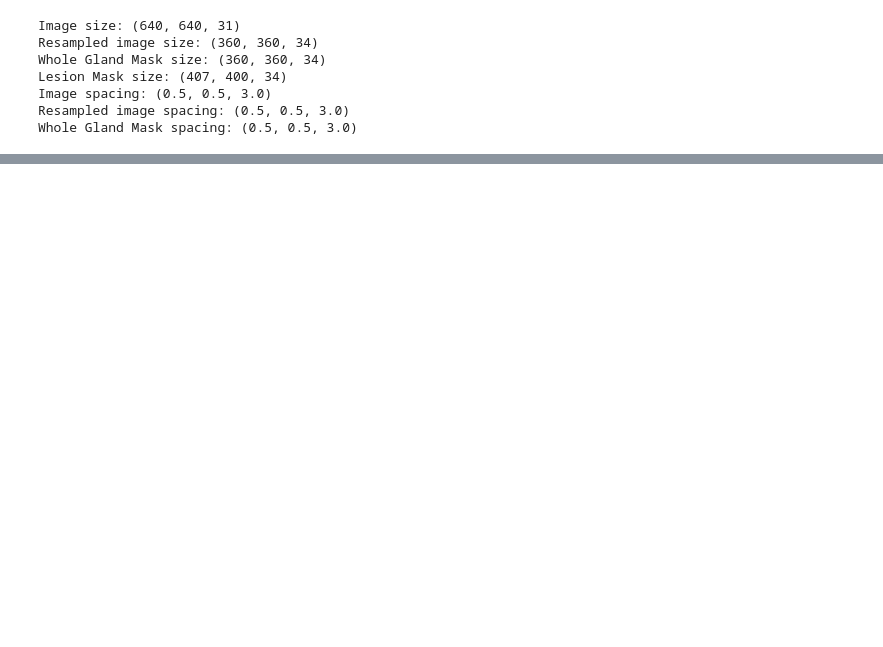
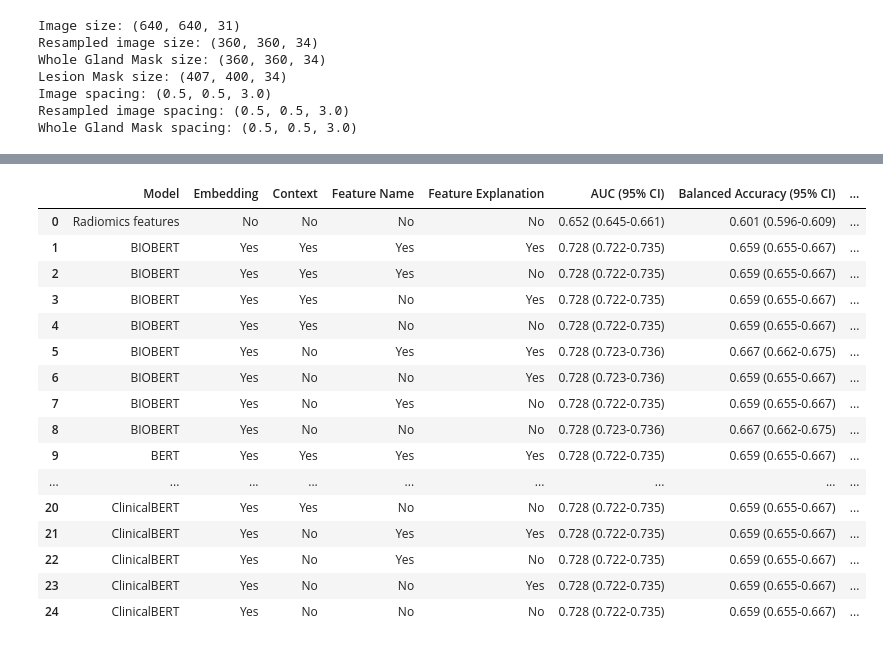
Before and after one commit to GitLars0/picai_bachelor, a Jupyter notebook: Code/filtering.ipynb, the cells around one changed output, grey strips where cells are left out. Cells and saved outputs as stored; diff of their text form; code cells hidden in the pictures; blank space fills up the shorter version.

```diff
--- a/Code/filtering.ipynb
+++ b/Code/filtering.ipynb
@@ -1821,0 +2153,21 @@ results_df
+# %%
+df = pd.read_csv("Data/Results_table.csv")
+df
+# %% [output]
+|  | Model | Embedding | Context | Feature Name | Feature Explanation | AUC (95% CI) | Balanced Accuracy (95% CI) | ... |
+| 0 | Radiomics features | No | No | No | No | 0.652 (0.645-0.661) | 0.601 (0.596-0.609) | ... |
+| 1 | BIOBERT | Yes | Yes | Yes | Yes | 0.728 (0.722-0.735) | 0.659 (0.655-0.667) | ... |
+| 2 | BIOBERT | Yes | Yes | Yes | No | 0.728 (0.722-0.735) | 0.659 (0.655-0.667) | ... |
+| 3 | BIOBERT | Yes | Yes | No | Yes | 0.728 (0.722-0.735) | 0.659 (0.655-0.667) | ... |
+| 4 | BIOBERT | Yes | Yes | No | No | 0.728 (0.722-0.735) | 0.659 (0.655-0.667) | ... |
+| 5 | BIOBERT | Yes | No | Yes | Yes | 0.728 (0.723-0.736) | 0.667 (0.662-0.675) | ... |
+| 6 | BIOBERT | Yes | No | No | Yes | 0.728 (0.723-0.736) | 0.659 (0.655-0.667) | ... |
+| 7 | BIOBERT | Yes | No | Yes | No | 0.728 (0.722-0.735) | 0.659 (0.655-0.667) | ... |
+| 8 | BIOBERT | Yes | No | No | No | 0.728 (0.723-0.736) | 0.667 (0.662-0.675) | ... |
+| 9 | BERT | Yes | Yes | Yes | Yes | 0.728 (0.722-0.735) | 0.659 (0.655-0.667) | ... |
+| ... | ... | ... | ... | ... | ... | ... | ... | ... |
+| 20 | ClinicalBERT | Yes | Yes | No | No | 0.728 (0.722-0.735) | 0.659 (0.655-0.667) | ... |
+| 21 | ClinicalBERT | Yes | No | Yes | Yes | 0.728 (0.722-0.735) | 0.659 (0.655-0.667) | ... |
+| 22 | ClinicalBERT | Yes | No | Yes | No | 0.728 (0.722-0.735) | 0.659 (0.655-0.667) | ... |
+| 23 | ClinicalBERT | Yes | No | No | Yes | 0.728 (0.722-0.735) | 0.659 (0.655-0.667) | ... |
+| 24 | ClinicalBERT | Yes | No | No | No | 0.728 (0.722-0.735) | 0.659 (0.655-0.667) | ... |
```
Also changed, not shown: parts of 68 cells of this notebook, 8 other files.
